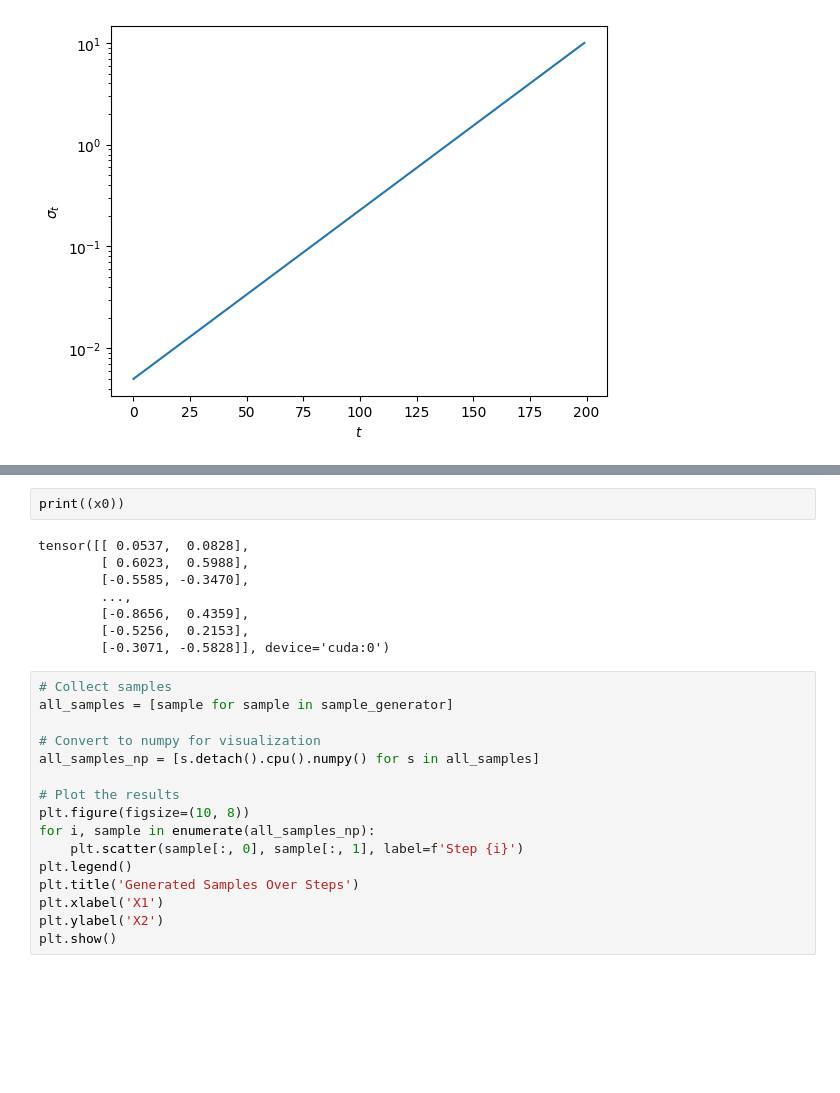
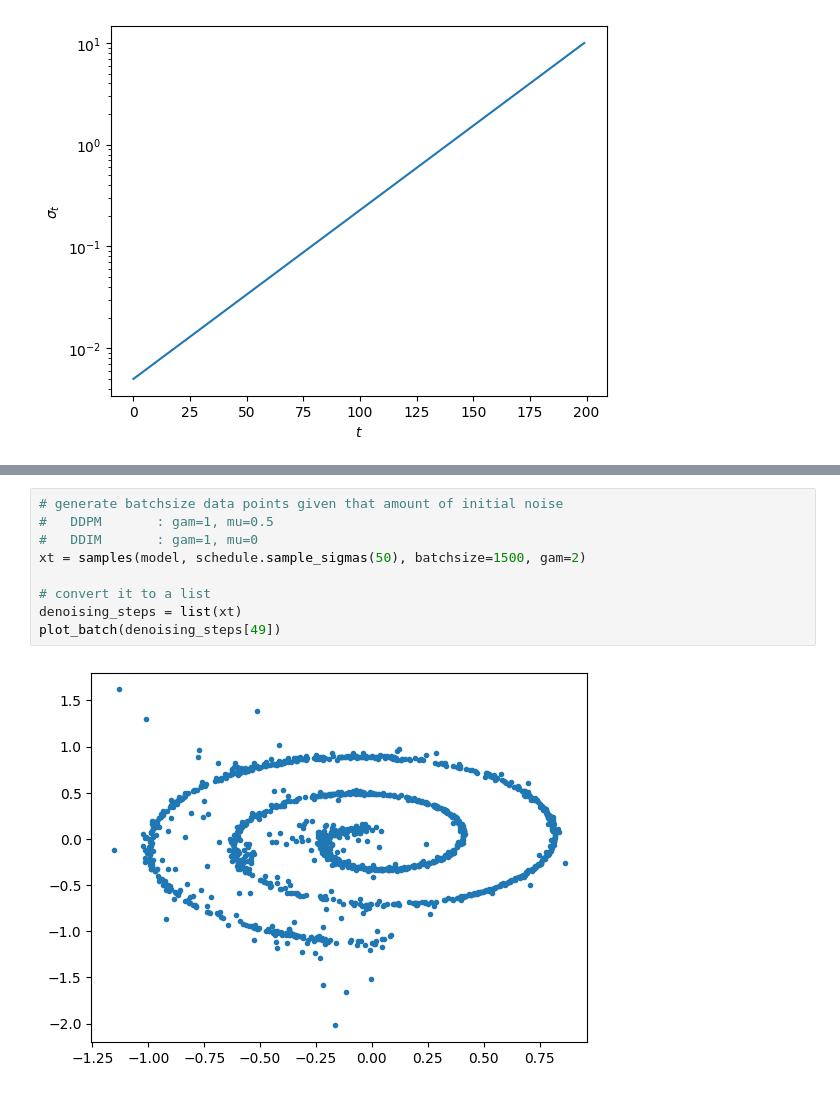
Before and after one commit to hevra01/smalldiffusion, a Jupyter notebook: swiss_diffusion.ipynb, the cells around one changed output, grey strips where cells are left out. Drawn from its saved outputs; the diff is of its cells as text; blank space fills up the shorter version.

```diff
--- a/swiss_diffusion.ipynb
+++ b/swiss_diffusion.ipynb
@@ -98,26 +101,11 @@ plot_batch(x0)
-# %%
-print((x0))
-# %% [output]
-tensor([[ 0.0537,  0.0828],
-        [ 0.6023,  0.5988],
-        [-0.5585, -0.3470],
-        ...,
-        [-0.8656,  0.4359],
-        [-0.5256,  0.2153],
-        [-0.3071, -0.5828]], device='cuda:0')
-# %%
-# Collect samples
-all_samples = [sample for sample in sample_generator]
-
-# Convert to numpy for visualization
-all_samples_np = [s.detach().cpu().numpy() for s in all_samples]
-
-# Plot the results
-plt.figure(figsize=(10, 8))
-for i, sample in enumerate(all_samples_np):
-    plt.scatter(sample[:, 0], sample[:, 1], label=f'Step {i}')
-plt.legend()
-plt.title('Generated Samples Over Steps')
-plt.xlabel('X1')
-plt.ylabel('X2')
-plt.show()
+# %%
+# generate batchsize data points given that amount of initial noise
+#   DDPM       : gam=1, mu=0.5
+#   DDIM       : gam=1, mu=0
+xt = samples(model, schedule.sample_sigmas(50), batchsize=1500, gam=2)
+
+# convert it to a list
+denoising_steps = list(xt)
+plot_batch(denoising_steps[49])
+# %% [output]
+[figure, added]
```
Also changed, not shown: parts of 7 cells of this notebook, 6 other files.
